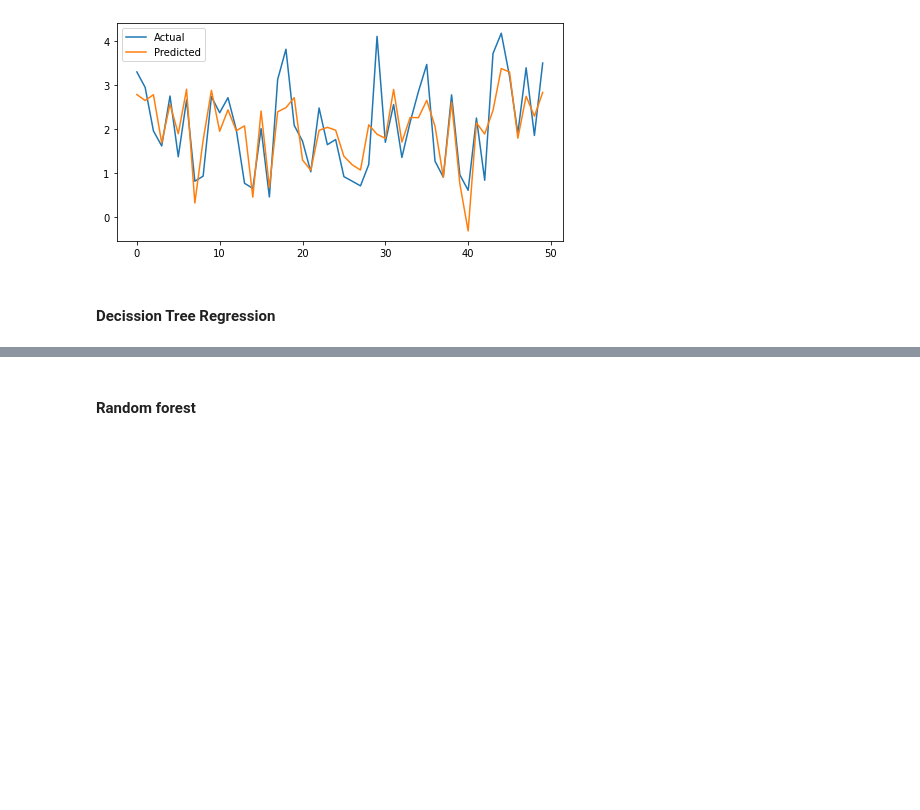
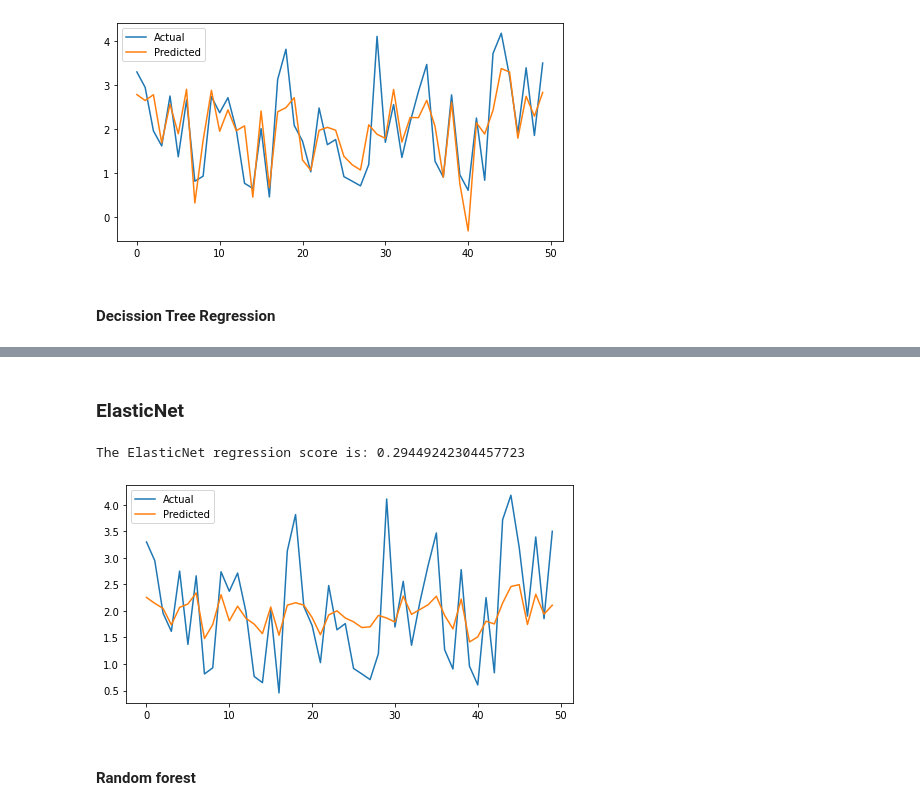
Before and after one commit to aingelmo/portfolio, a Jupyter notebook: house-prices_machine-learning/notebook.ipynb, the cells around one changed output, grey strips where cells are left out. Drawn from its saved outputs; the diff is of its cells as text; code cells hidden in the pictures; blank space fills up the shorter version.

```diff
--- a/house-prices_machine-learning/notebook.ipynb
+++ b/house-prices_machine-learning/notebook.ipynb
@@ -248,3 +254,30 @@ plt.show()
+# %% [markdown]
+### ElasticNet
+# %%
+from sklearn.linear_model import ElasticNet
+
+# en
+
+en = ElasticNet(random_state=0)
+
+# en score
+en.fit(X_train, y_train)
+en_score = en.score(X_test, y_test)
+en_pred = en.predict(X_test)
+print('The ElasticNet regression score is: ' + str(en_score))
+# %% [output]
+The ElasticNet regression score is: 0.29449242304457723
+# %%
+en_df = pd.DataFrame({'Actual': y_test, 'Predicted': en_pred})
+
+fig, ax = plt.subplots(figsize=[8,4])
+
+plt.plot(en_df[:50])
+plt.legend(['Actual','Predicted'])
+
+plt.show()
+# %% [output]
+[figure, added]
 # %% [markdown]
 #### Random forest
 # %%
```
Also changed, not shown: parts of 13 cells of this notebook.
